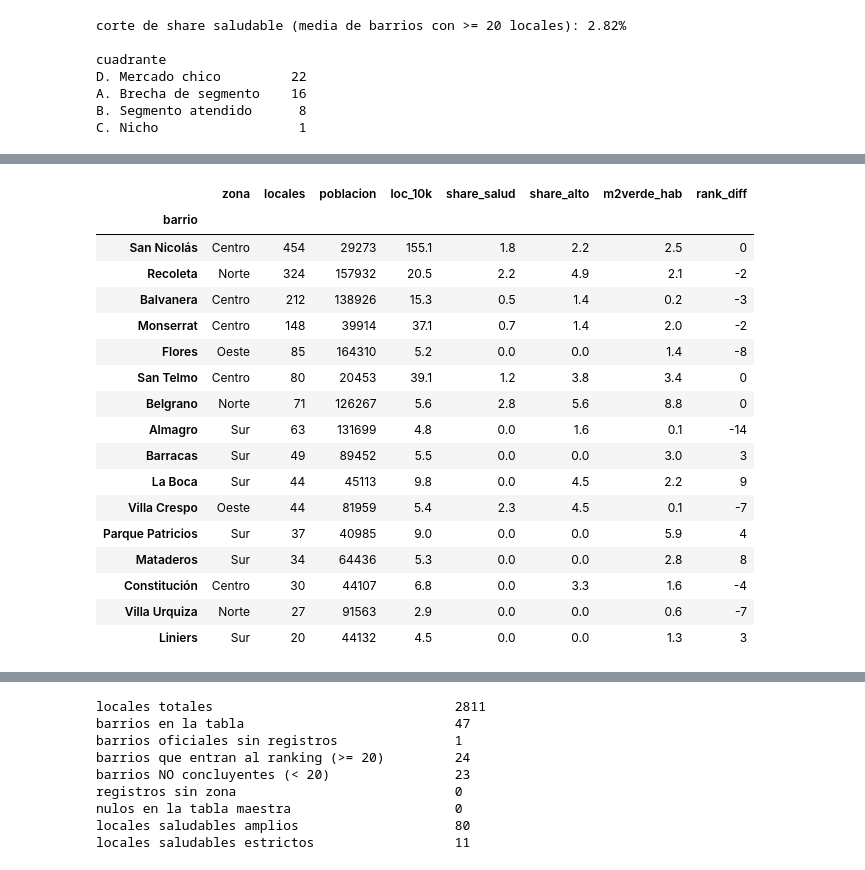
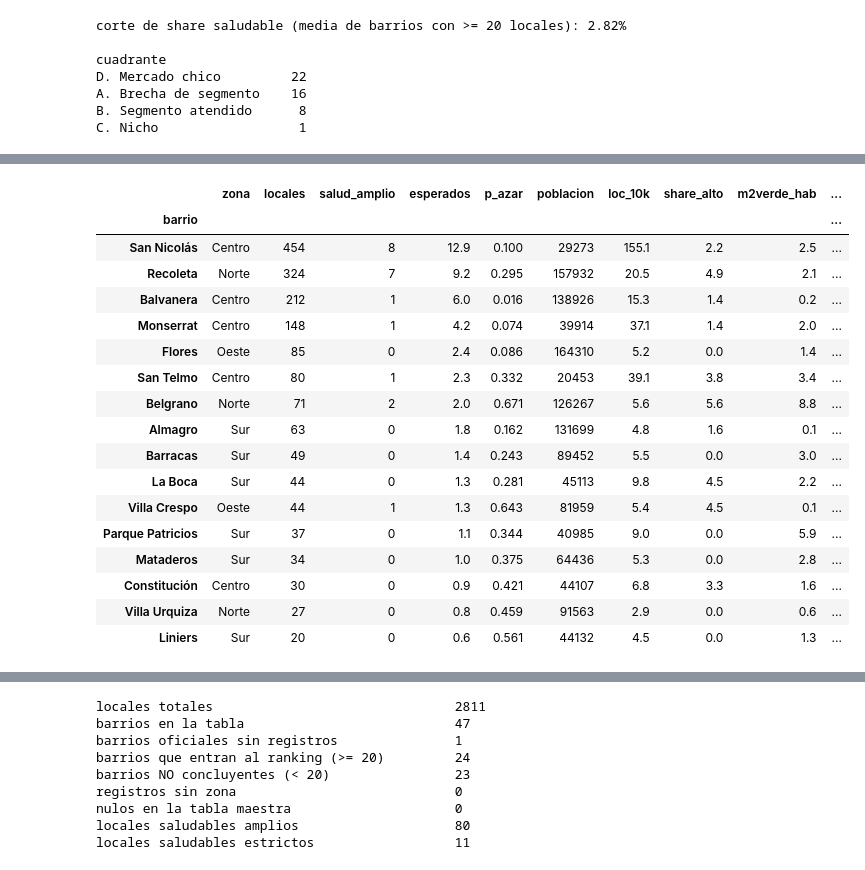
Before and after one commit to TheDonels3/Consulting-Challenge-Data-analytics, a Jupyter notebook: notebooks/02_eda_oferta.ipynb, the cells around one changed output, grey strips where cells are left out. Cells and saved outputs as stored; diff of their text form; code cells hidden in the pictures.

```diff
--- a/notebooks/02_eda_oferta.ipynb
+++ b/notebooks/02_eda_oferta.ipynb
@@ -584,3 +637,26 @@ D. Mercado chico         22
 A. Brecha de segmento    16
 B. Segmento atendido      8
 C. Nicho                  1
+# %%
+# Chequeo contra el azar: ¿0 o 1 saludables en un barrio chico es una brecha, o es lo esperable?
+# Si la tasa de la Ciudad es p, la cantidad de saludables en n locales ~ Binomial(n, p).
+# p_azar = P(ver igual o menos saludables de los que hay, solo por azar).
+from math import comb
+
+p_ciudad = locales['es_saludable_amplio'].mean()
+
+def prob_igual_o_menos(k, n, p):
+    return sum(comb(n, j) * p**j * (1 - p)**(n - j) for j in range(k + 1))
+
+tabla['esperados'] = (tabla['locales'] * p_ciudad).round(1)
+tabla['p_azar'] = [prob_igual_o_menos(int(k), int(n), p_ciudad)
+                   for k, n in zip(tabla['salud_amplio'], tabla['locales'])]
+
+UMBRAL_P = 0.10
+es_A = tabla['cuadrante'].str.startswith('A')
+tabla['brecha_firme'] = es_A & (tabla['p_azar'] < UMBRAL_P)
+
+print(f'tasa saludable de la Ciudad (p): {p_ciudad:.4f}')
+print(f'candidatos A: {int(es_A.sum())} | con p_azar < {UMBRAL_P}: {int(tabla["brecha_firme"].sum())}')
+print()
+tabla.loc[es_A, ['locales', 'salud_amplio', 'esperados', 'p_azar']].sort_values('p_azar').round(3)
@@ -587,28 +684,28 @@ C. Nicho                  1
 # %%
 candidatos = tabla[tabla['cuadrante'].str.startswith('A')].sort_values('locales', ascending=False)
 candidatos[[
-    'zona', 'locales', 'poblacion', 'loc_10k', 'share_salud',
+    'zona', 'locales', 'salud_amplio', 'esperados', 'p_azar', 'poblacion', 'loc_10k',
     'share_alto', 'm2verde_hab', 'rank_diff',
-]].round(1)
+]].round(3)
 # %% [output]
-|  | zona | locales | poblacion | loc_10k | share_salud | share_alto | m2verde_hab | rank_diff |
-| barrio |  |  |  |  |  |  |  |  |
-| San Nicolás | Centro | 454 | 29273 | 155.1 | 1.8 | 2.2 | 2.5 | 0 |
-| Recoleta | Norte | 324 | 157932 | 20.5 | 2.2 | 4.9 | 2.1 | -2 |
-| Balvanera | Centro | 212 | 138926 | 15.3 | 0.5 | 1.4 | 0.2 | -3 |
-| Monserrat | Centro | 148 | 39914 | 37.1 | 0.7 | 1.4 | 2.0 | -2 |
-| Flores | Oeste | 85 | 164310 | 5.2 | 0.0 | 0.0 | 1.4 | -8 |
-| San Telmo | Centro | 80 | 20453 | 39.1 | 1.2 | 3.8 | 3.4 | 0 |
-| Belgrano | Norte | 71 | 126267 | 5.6 | 2.8 | 5.6 | 8.8 | 0 |
-| Almagro | Sur | 63 | 131699 | 4.8 | 0.0 | 1.6 | 0.1 | -14 |
-| Barracas | Sur | 49 | 89452 | 5.5 | 0.0 | 0.0 | 3.0 | 3 |
-| La Boca | Sur | 44 | 45113 | 9.8 | 0.0 | 4.5 | 2.2 | 9 |
-| Villa Crespo | Oeste | 44 | 81959 | 5.4 | 2.3 | 4.5 | 0.1 | -7 |
-| Parque Patricios | Sur | 37 | 40985 | 9.0 | 0.0 | 0.0 | 5.9 | 4 |
-| Mataderos | Sur | 34 | 64436 | 5.3 | 0.0 | 0.0 | 2.8 | 8 |
-| Constitución | Centro | 30 | 44107 | 6.8 | 0.0 | 3.3 | 1.6 | -4 |
-| Villa Urquiza | Norte | 27 | 91563 | 2.9 | 0.0 | 0.0 | 0.6 | -7 |
-| Liniers | Sur | 20 | 44132 | 4.5 | 0.0 | 0.0 | 1.3 | 3 |
+|  | zona | locales | salud_amplio | esperados | p_azar | poblacion | loc_10k | share_alto | m2verde_hab | ... |
+| barrio |  |  |  |  |  |  |  |  |  | ... |
+| San Nicolás | Centro | 454 | 8 | 12.9 | 0.100 | 29273 | 155.1 | 2.2 | 2.5 | ... |
+| Recoleta | Norte | 324 | 7 | 9.2 | 0.295 | 157932 | 20.5 | 4.9 | 2.1 | ... |
+| Balvanera | Centro | 212 | 1 | 6.0 | 0.016 | 138926 | 15.3 | 1.4 | 0.2 | ... |
+| Monserrat | Centro | 148 | 1 | 4.2 | 0.074 | 39914 | 37.1 | 1.4 | 2.0 | ... |
+| Flores | Oeste | 85 | 0 | 2.4 | 0.086 | 164310 | 5.2 | 0.0 | 1.4 | ... |
+| San Telmo | Centro | 80 | 1 | 2.3 | 0.332 | 20453 | 39.1 | 3.8 | 3.4 | ... |
+| Belgrano | Norte | 71 | 2 | 2.0 | 0.671 | 126267 | 5.6 | 5.6 | 8.8 | ... |
+| Almagro | Sur | 63 | 0 | 1.8 | 0.162 | 131699 | 4.8 | 1.6 | 0.1 | ... |
+| Barracas | Sur | 49 | 0 | 1.4 | 0.243 | 89452 | 5.5 | 0.0 | 3.0 | ... |
+| La Boca | Sur | 44 | 0 | 1.3 | 0.281 | 45113 | 9.8 | 4.5 | 2.2 | ... |
+| Villa Crespo | Oeste | 44 | 1 | 1.3 | 0.643 | 81959 | 5.4 | 4.5 | 0.1 | ... |
+| Parque Patricios | Sur | 37 | 0 | 1.1 | 0.344 | 40985 | 9.0 | 0.0 | 5.9 | ... |
+| Mataderos | Sur | 34 | 0 | 1.0 | 0.375 | 64436 | 5.3 | 0.0 | 2.8 | ... |
+| Constitución | Centro | 30 | 0 | 0.9 | 0.421 | 44107 | 6.8 | 3.3 | 1.6 | ... |
+| Villa Urquiza | Norte | 27 | 0 | 0.8 | 0.459 | 91563 | 2.9 | 0.0 | 0.6 | ... |
+| Liniers | Sur | 20 | 0 | 0.6 | 0.561 | 44132 | 4.5 | 0.0 | 1.3 | ... |
 # %% [markdown]
 ### Cómo se lee la tabla de candidatos
 
```
Also changed, not shown: parts of 10 cells of this notebook, 2 other files.
